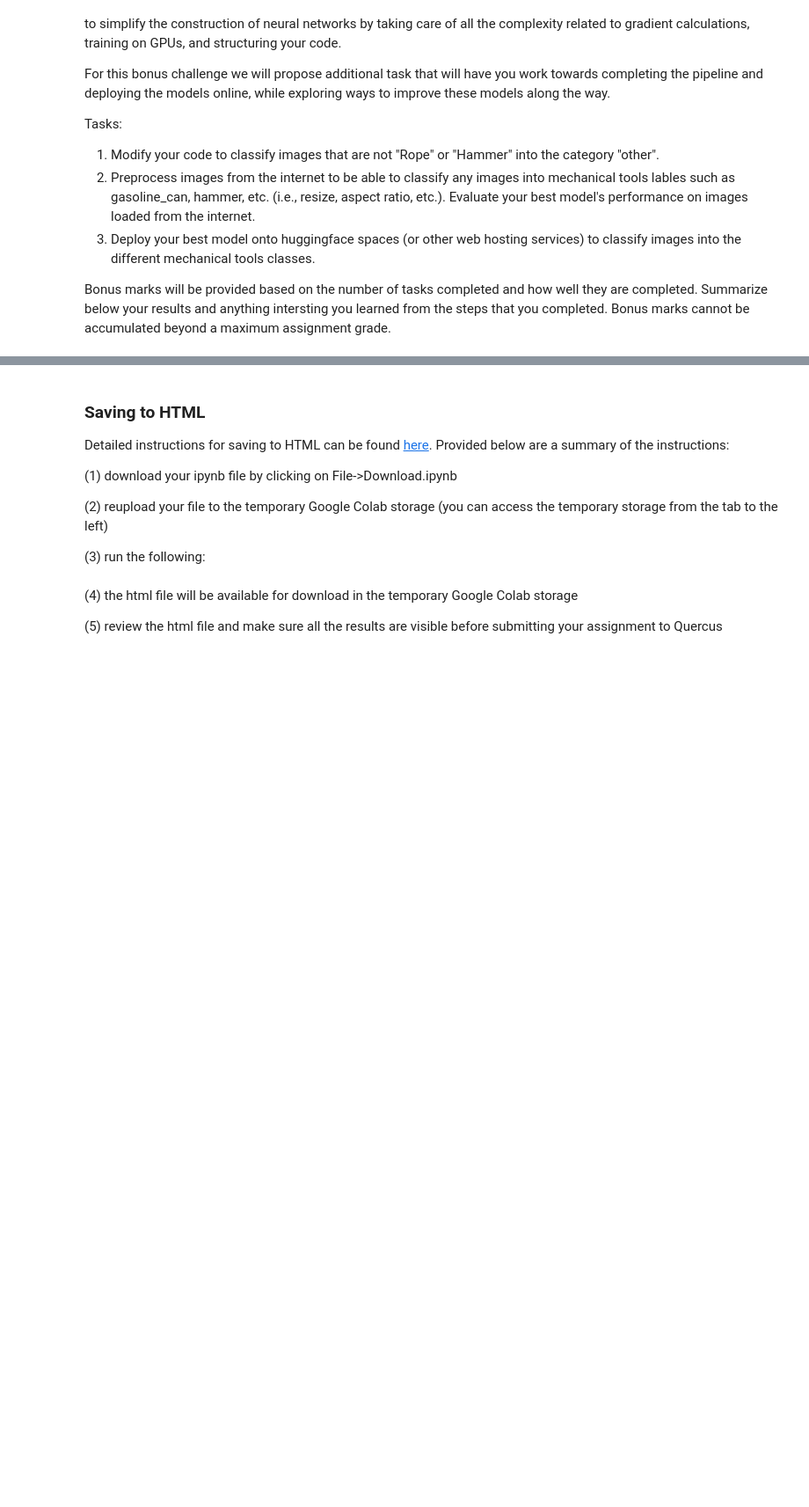
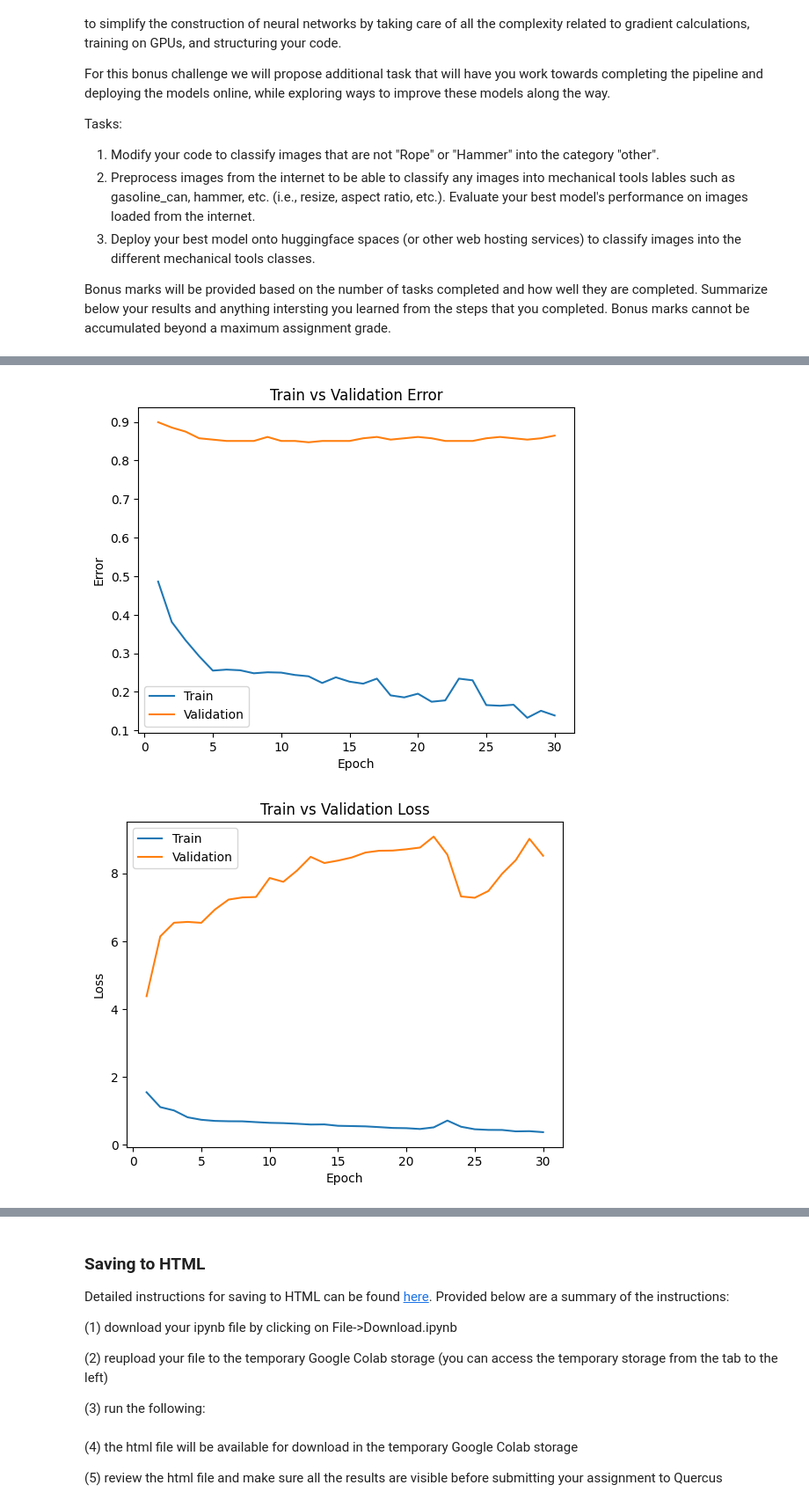
Before and after one commit to Fulankeee/MIE1517-Project-1, a Jupyter notebook: A1.ipynb, the cells around one changed output, grey strips where cells are left out. Shown at 88% size. Saved outputs shown, nothing was run; the diff lists cells and outputs as text; code cells hidden in the pictures; blank space fills up the shorter version.

```diff
--- a/A1.ipynb
+++ b/A1.ipynb
@@ -1599,7 +1570,6 @@ Batch_size = 256;
 Epoch = 30;
 for the simpleANN model with test error of 0.425
 # %%
-# Define image preprocessing pipeline
 transform = transforms.Compose([
     transforms.Resize((128, 128)),  # Resize to match the model input size
     transforms.ToTensor(),         # Convert image to tensor
@@ -1608,7 +1578,7 @@ transform = transforms.Compose([
 
 
 class_labels = ["Gasoline_Can", "Hammer", "Pebbles", "Pliers", "Rope", "Screw_Driver", "Toolbox", "Wrench"]
-chosen_model = simpleANN
+chosen_model = simpleANN()
 model_name = get_model_name("simple", batch_size = 256, learning_rate=0.001, epoch=29)
 model_path = f"{model_name}"
 
@@ -1670,17 +1630,6 @@ Bonus marks will be provided based on the number of tasks completed and how well
 # TO BE COMPLETED
 import requests
 from io import BytesIO
-
-
-# Define the class mapping
-original_classes = ["Gasoline_Can", "Hammer", "Pebbles", "Pliers", "Rope", "Screw_Driver", "Toolbox", "Wrench"]
-modified_classes = ["Hammer", "Rope", "Other"]
-
-def map_to_modified_classes(predicted_index):
-    class_name = original_classes[predicted_index]
-    if class_name in ["Hammer", "Rope"]:
-        return class_name
-    return "Other"
 
 # Download and preprocess an image from the internet
 def preprocess_internet_image(url):
@@ -1721,0 +1752,22 @@ PROVIDE YOUR ANSWER BELOW
+# %%
+# Try the simple_net
+class simpleANN(nn.Module):
+    def __init__(self):
+        super(simpleANN, self).__init__()
+        self.name = "simple"
+        self.fc1 = nn.Linear(128*128*3, 256)
+        self.fc2 = nn.Linear(256, 128)
+        self.fc3 = nn.Linear(128, 8)
+
+    def forward(self, x):
+        x = x.view(-1, 128*128*3)
+        x = F.relu(self.fc1(x))
+        x = F.relu(self.fc2(x))
+        x = self.fc3(x)
+        return x
+
+simpleANN = simpleANN()
+train_net2(simpleANN, batch_size=256, learning_rate=0.005, num_epochs=30)
+model_name = get_model_name("simple", batch_size=256, learning_rate=0.005, epoch=29)
+plot_training_curve(model_name)
+# %% [output]
@@ -1721,0 +1791,2 @@ PROVIDE YOUR ANSWER BELOW
+[figure, added]
+[figure, added]
```
Also changed, not shown: parts of 35 cells of this notebook.
